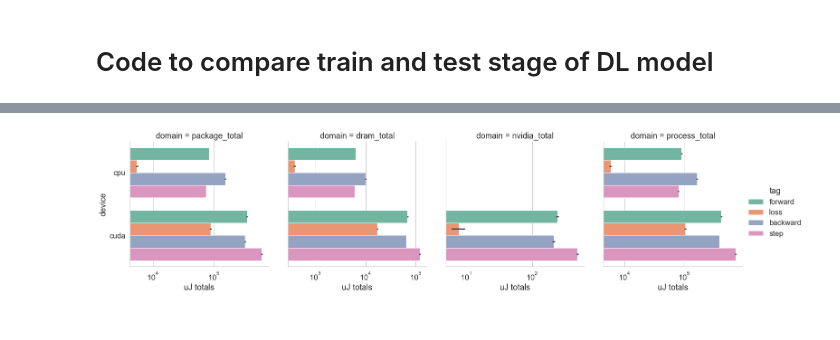
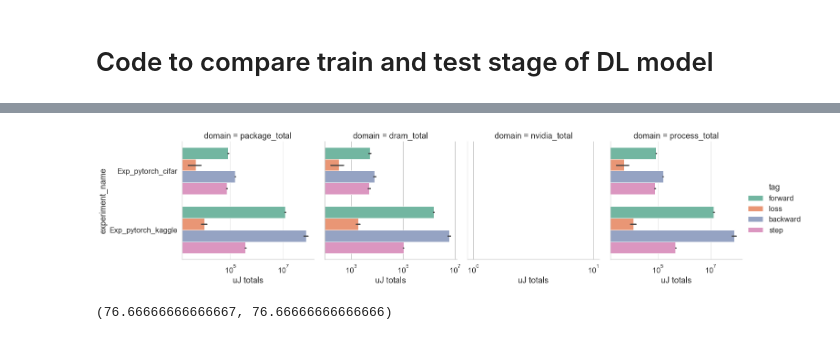
Before and after one commit to neurodatascience/watts_up_compute, a Jupyter notebook: notebooks/6_compare_DL_stages.ipynb, the cells around one changed output, grey strips where cells are left out. Drawn from its saved outputs; the diff is of its cells as text; code cells hidden in the pictures.

Commit message:
added kaggle MRI dataset

```diff
--- a/notebooks/6_compare_DL_stages.ipynb
+++ b/notebooks/6_compare_DL_stages.ipynb
@@ -16,8 +16,8 @@ project_dir = '../'
 ml_dir = '{}ml/'.format(project_dir)
 results_dir = '{}results/'.format(project_dir)
 # %%
-experiment_names = ['Exp_pytorch_cifar']
-devices = ['cpu','cuda']
+experiment_names = ['Exp_pytorch_cifar','Exp_pytorch_kaggle']
+devices = ['cpu'] #,'cuda']
 
 jcols = ['experiment_name','device','tag','duration','package_total','dram_total','nvidia_total','process_total']
 exp_config_df_concat = pd.DataFrame()
@@ -51,11 +51,16 @@ exp_config_df_concat.head()
 # %%
 plot_df = joules_df_concat.copy()
 plot_df = pd.melt(plot_df, id_vars=['experiment_name','device','tag','duration'], value_vars=['package_total','dram_total','nvidia_total','process_total'],
  var_name='domain', value_name='uJ totals')
 
 sns.set(font_scale = 1.5)
 with sns.axes_style("whitegrid"):
-    g = sns.catplot(y='device',x='uJ totals', hue='tag', col='domain', kind='bar', data=plot_df, palette='Set2',aspect=1, sharex=False)
+    g = sns.catplot(y='experiment_name',x='uJ totals', hue='tag', col='domain', kind='bar', data=plot_df, palette='Set2',aspect=1, sharex=False)
     g.set(xscale="log")
 # %% [output]
-[figure, old version]
+[figure, new version]
+# %%
+running_loss = [.1,.4,.2]
+100 * (1 - np.mean(running_loss)), 100 * (np.mean(1- np.array(running_loss)))
+# %% [output]
+(76.66666666666667, 76.66666666666666)
```
Also changed, not shown: parts of 1 cell of this notebook, 7 other files.
